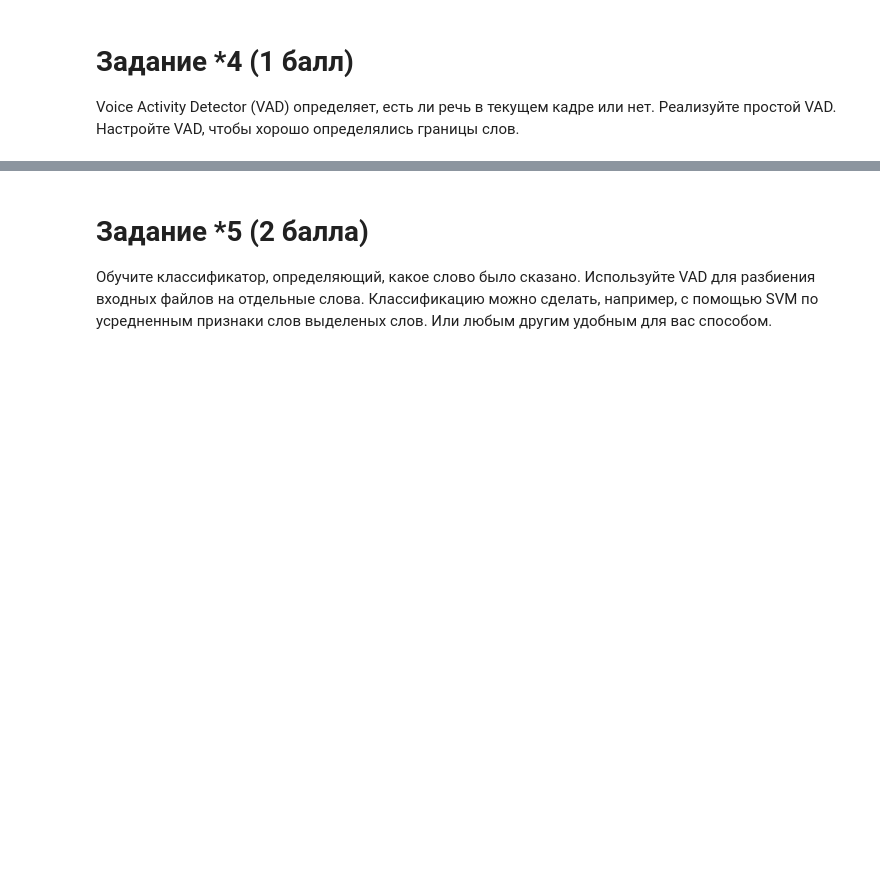
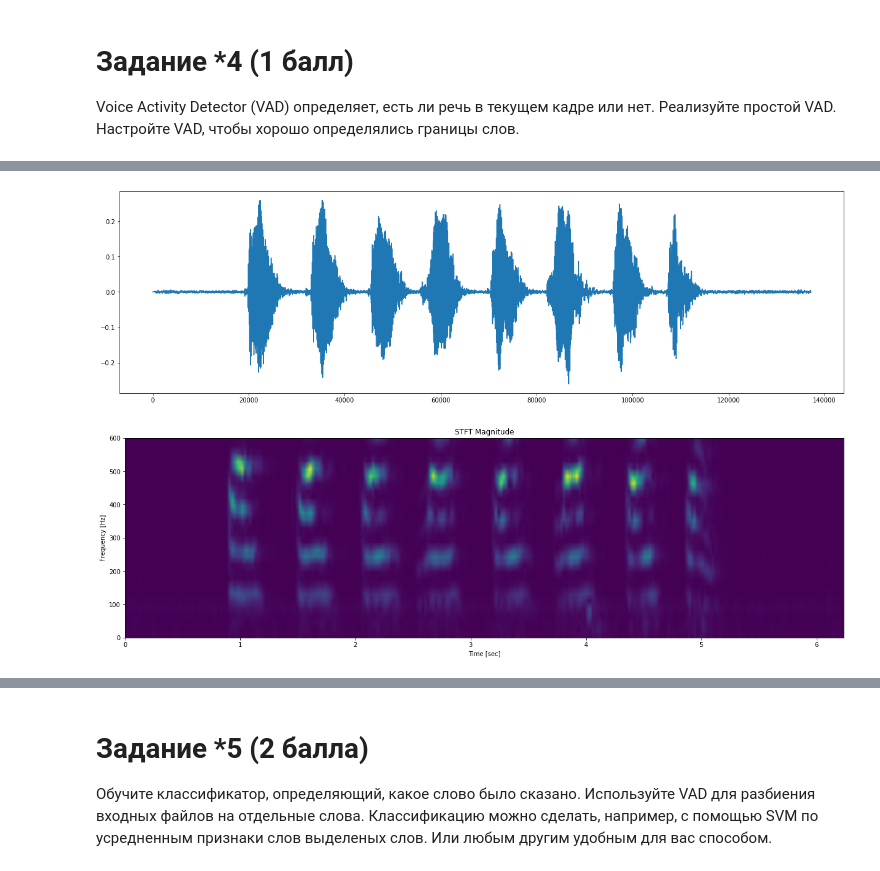
Before and after one commit to KhubbatulinMark/speech-processing-made-2021, a Jupyter notebook: laboratory/lab4.ipynb, the cells around one changed output, grey strips where cells are left out. Saved outputs shown, nothing was run; the diff lists cells and outputs as text; code cells hidden in the pictures; blank space fills up the shorter version.

```diff
--- a/laboratory/lab4.ipynb
+++ b/laboratory/lab4.ipynb
@@ -327,0 +354,7 @@ TypeError: Cannot interpret '1' as a data type
+# %%
+test.butter_lowpass_filter(600)
+test.plot_wave()
+test.plot_stft()
+# %% [output]
+[figure, added]
+[figure, added]
```
Also changed, not shown: parts of 19 cells of this notebook.
